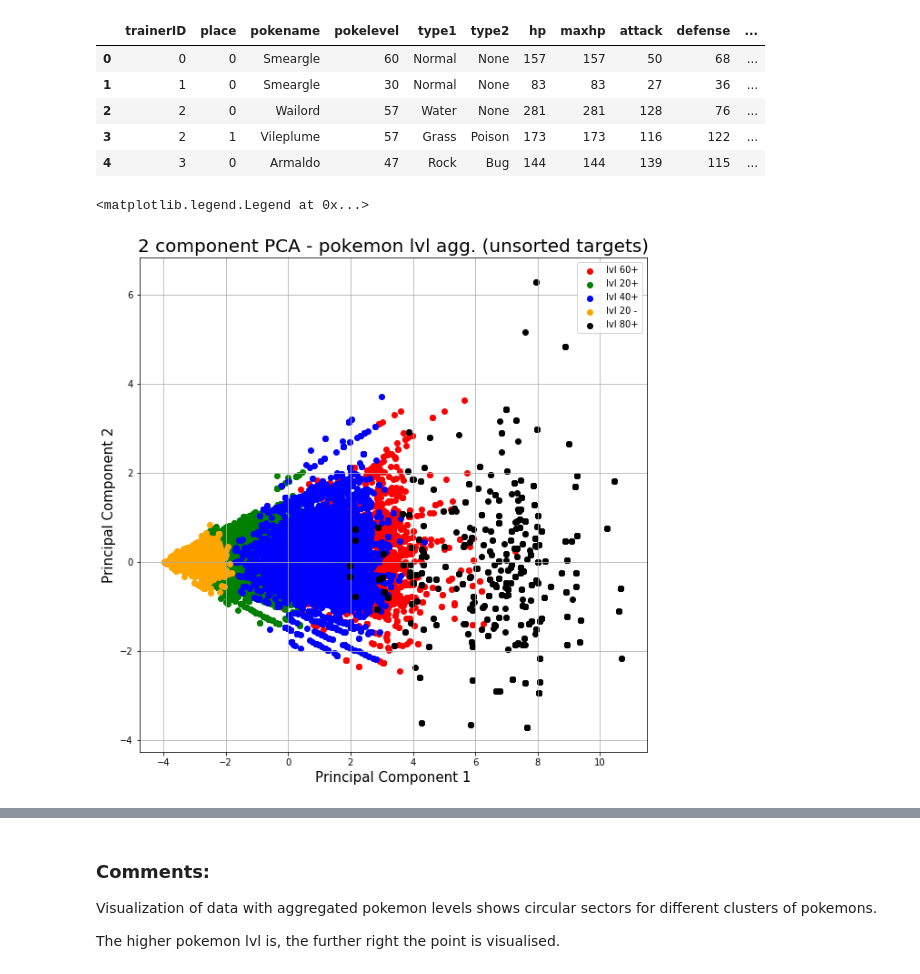
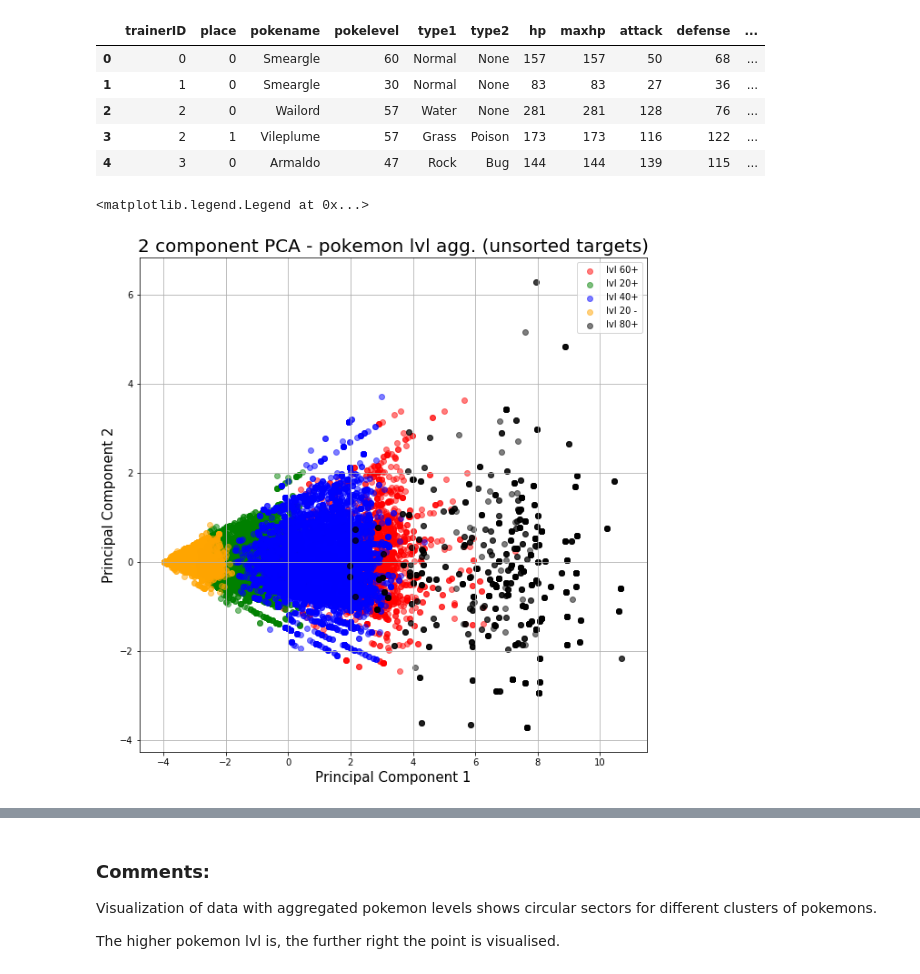
Before and after one commit to infoshareacademy/jdsz4-pg_team, a Jupyter notebook: python_project/01 PCA visualization/PCA visualization.ipynb, the cells around one changed output, grey strips where cells are left out. Saved outputs shown, nothing was run; the diff lists cells and outputs as text; code cells hidden in the pictures.

Commit message:
Changed alpha on scatter plots

```diff
--- a/python_project/01 PCA visualization/PCA visualization.ipynb
+++ b/python_project/01 PCA visualization/PCA visualization.ipynb
@@ -102,25 +102,25 @@ df_pokemons.head()
 # %%
 final_df = pd.concat([principal_df, df_pokemons['agg_lvl']], axis = 1)
 targets = df_pokemons['agg_lvl'].unique().tolist()
 colors = ['red', 'green', 'blue', 'orange','black']
 targets_colors = zip(targets,colors)
 
 fig = plt.figure(figsize = (10,10))
 ax = fig.add_subplot(1,1,1)
 ax.set_xlabel('Principal Component 1', fontsize = 15)
 ax.set_ylabel('Principal Component 2', fontsize = 15)
 ax.set_title('2 component PCA - pokemon lvl agg. (unsorted targets)', fontsize = 20)
 
 for target, color in targets_colors:
     indices = final_df['agg_lvl'] == target
     ax.scatter(final_df.loc[indices, 'principal component 1']
               , final_df.loc[indices, 'principal component 2'],
-              c = color )
+              c = color, alpha = 0.5)
 ax.grid()
 ax.legend(targets)
 # %% [output]
 <matplotlib.legend.Legend at 0x...>
-[figure, old version]
+[figure, new version]
 # %%
 final_df = pd.concat([principal_df, df_pokemons['agg_lvl']], axis = 1)
 targets = df_pokemons['agg_lvl'].unique().tolist()
```
Also changed, not shown: parts of 1 cell of this notebook, 1 other file.
